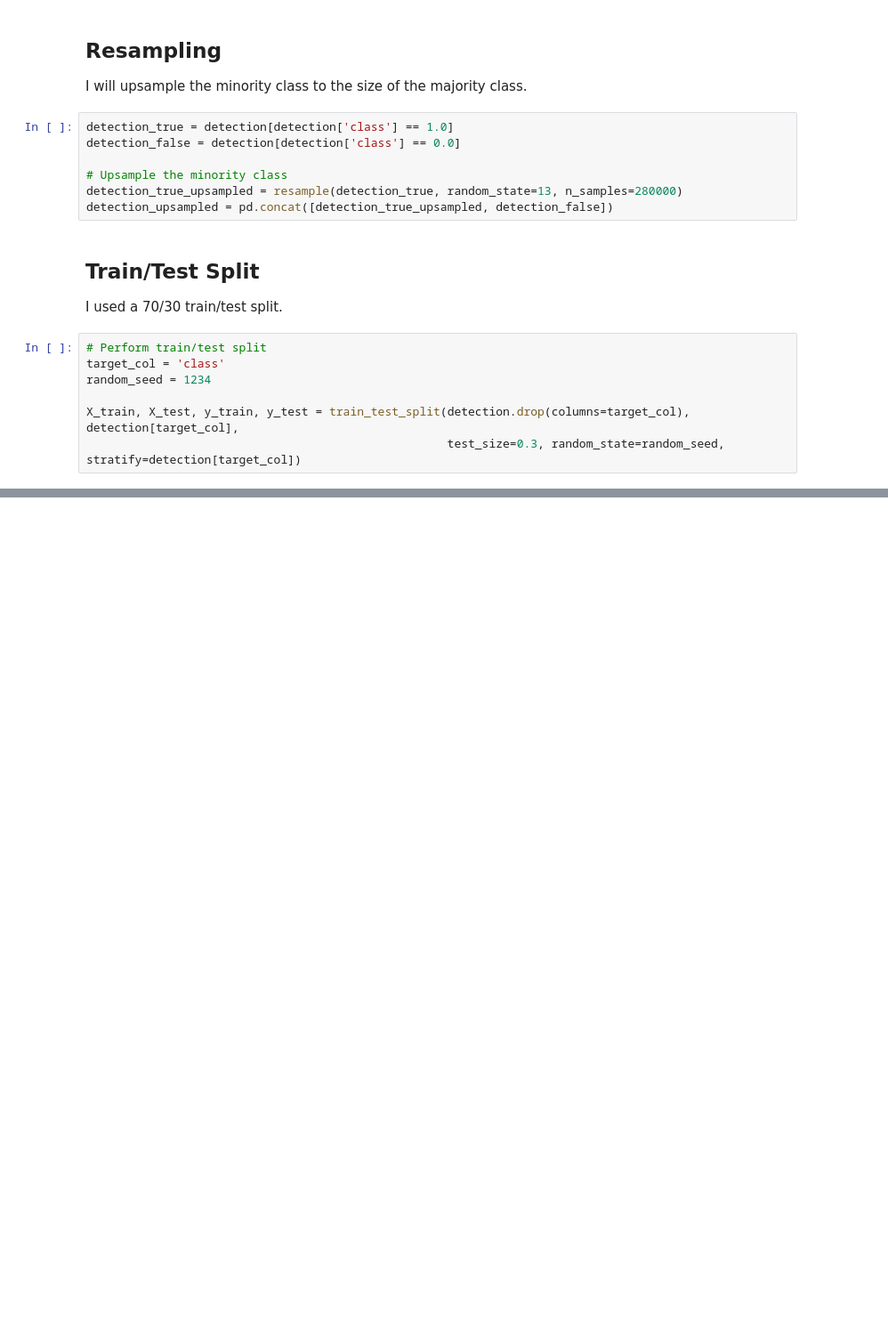
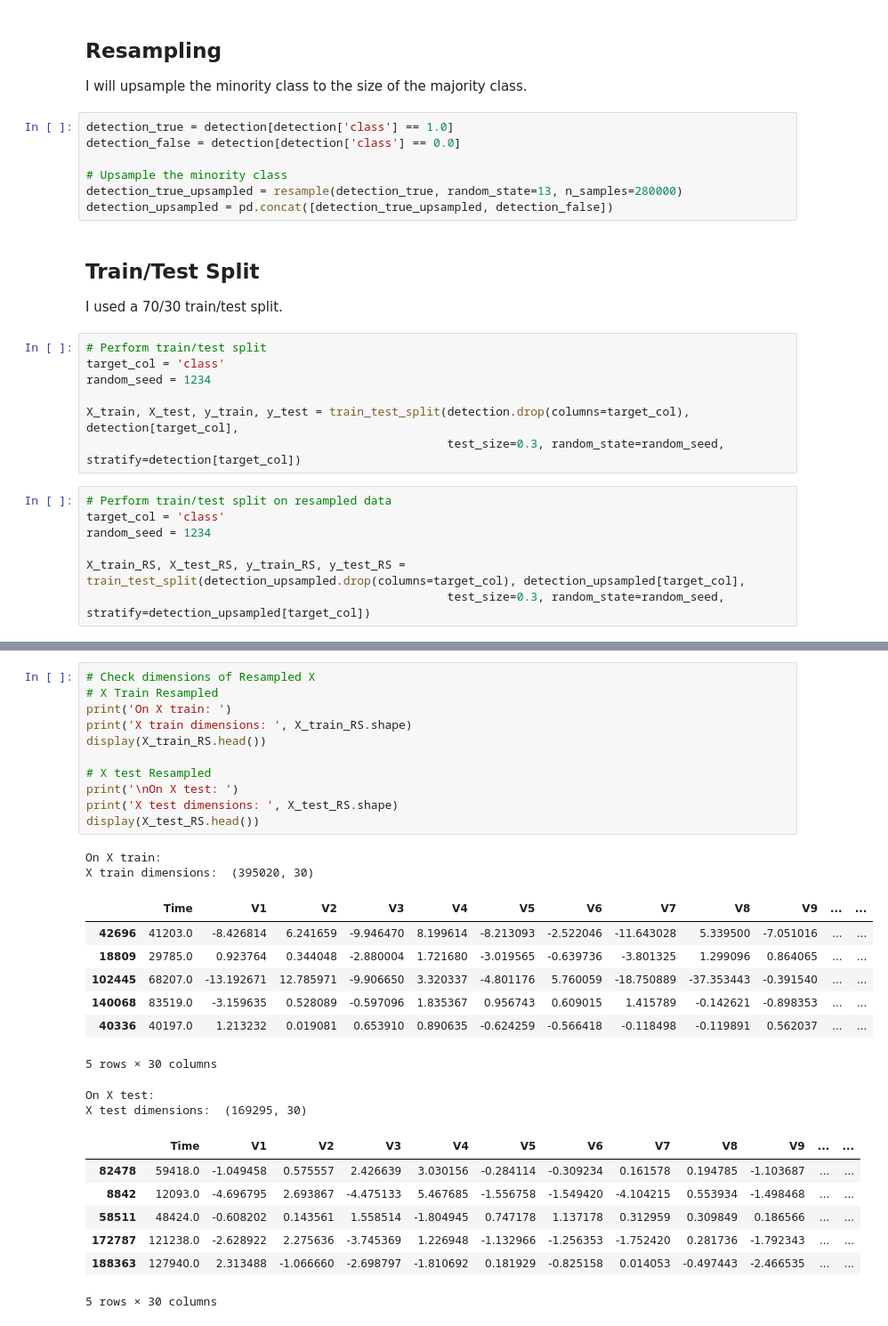
Before and after one commit to samarakoon-ryan/resampling-unbalanced-datasets, a Jupyter notebook: project_notebook.ipynb, the cells around one changed output, grey strips where cells are left out. Shown at 89% size. Cells and saved outputs as stored; diff of their text form; blank space fills up the shorter version.

```diff
--- a/project_notebook.ipynb
+++ b/project_notebook.ipynb
@@ -102,6 +102,13 @@ random_seed = 1234
 
 X_train, X_test, y_train, y_test = train_test_split(detection.drop(columns=target_col), detection[target_col],
                                                     test_size=0.3, random_state=random_seed, stratify=detection[target_col])
+# %%
+# Perform train/test split on resampled data
+target_col = 'class'
+random_seed = 1234
+
+X_train_RS, X_test_RS, y_train_RS, y_test_RS = train_test_split(detection_upsampled.drop(columns=target_col), detection_upsampled[target_col],
+                                                    test_size=0.3, random_state=random_seed, stratify=detection_upsampled[target_col])
 # %%
 # Check dimensions of X
 # X Train
@@ -126,0 +170,30 @@ display(y_test.head())
+# %%
+# Check dimensions of Resampled X
+# X Train Resampled
+print('On X train: ')
+print('X train dimensions: ', X_train_RS.shape)
+display(X_train_RS.head())
+
+# X test Resampled
+print('\nOn X test: ')
+print('X test dimensions: ', X_test_RS.shape)
+display(X_test_RS.head())
+# %% [output]
+On X train:
+X train dimensions:  (395020, 30)
+|  | Time | V1 | V2 | V3 | V4 | V5 | V6 | V7 | V8 | V9 | ... | ... |
+| 42696 | 41203.0 | -8.426814 | 6.241659 | -9.946470 | 8.199614 | -8.213093 | -2.522046 | -11.643028 | 5.339500 | -7.051016 | ... | ... |
+| 18809 | 29785.0 | 0.923764 | 0.344048 | -2.880004 | 1.721680 | -3.019565 | -0.639736 | -3.801325 | 1.299096 | 0.864065 | ... | ... |
+| 102445 | 68207.0 | -13.192671 | 12.785971 | -9.906650 | 3.320337 | -4.801176 | 5.760059 | -18.750889 | -37.353443 | -0.391540 | ... | ... |
+| 140068 | 83519.0 | -3.159635 | 0.528089 | -0.597096 | 1.835367 | 0.956743 | 0.609015 | 1.415789 | -0.142621 | -0.898353 | ... | ... |
+| 40336 | 40197.0 | 1.213232 | 0.019081 | 0.653910 | 0.890635 | -0.624259 | -0.566418 | -0.118498 | -0.119891 | 0.562037 | ... | ... |
+5 rows × 30 columns
+On X test:
+X test dimensions:  (169295, 30)
+|  | Time | V1 | V2 | V3 | V4 | V5 | V6 | V7 | V8 | V9 | ... | ... |
+| 82478 | 59418.0 | -1.049458 | 0.575557 | 2.426639 | 3.030156 | -0.284114 | -0.309234 | 0.161578 | 0.194785 | -1.103687 | ... | ... |
+| 8842 | 12093.0 | -4.696795 | 2.693867 | -4.475133 | 5.467685 | -1.556758 | -1.549420 | -4.104215 | 0.553934 | -1.498468 | ... | ... |
+| 58511 | 48424.0 | -0.608202 | 0.143561 | 1.558514 | -1.804945 | 0.747178 | 1.137178 | 0.312959 | 0.309849 | 0.186566 | ... | ... |
+| 172787 | 121238.0 | -2.628922 | 2.275636 | -3.745369 | 1.226948 | -1.132966 | -1.256353 | -1.752420 | 0.281736 | -1.792343 | ... | ... |
+| 188363 | 127940.0 | 2.313488 | -1.066660 | -2.698797 | -1.810692 | 0.181929 | -0.825158 | 0.014053 | -0.497443 | -2.466535 | ... | ... |
+5 rows × 30 columns
```
Also changed, not shown: parts of 8 cells of this notebook.
